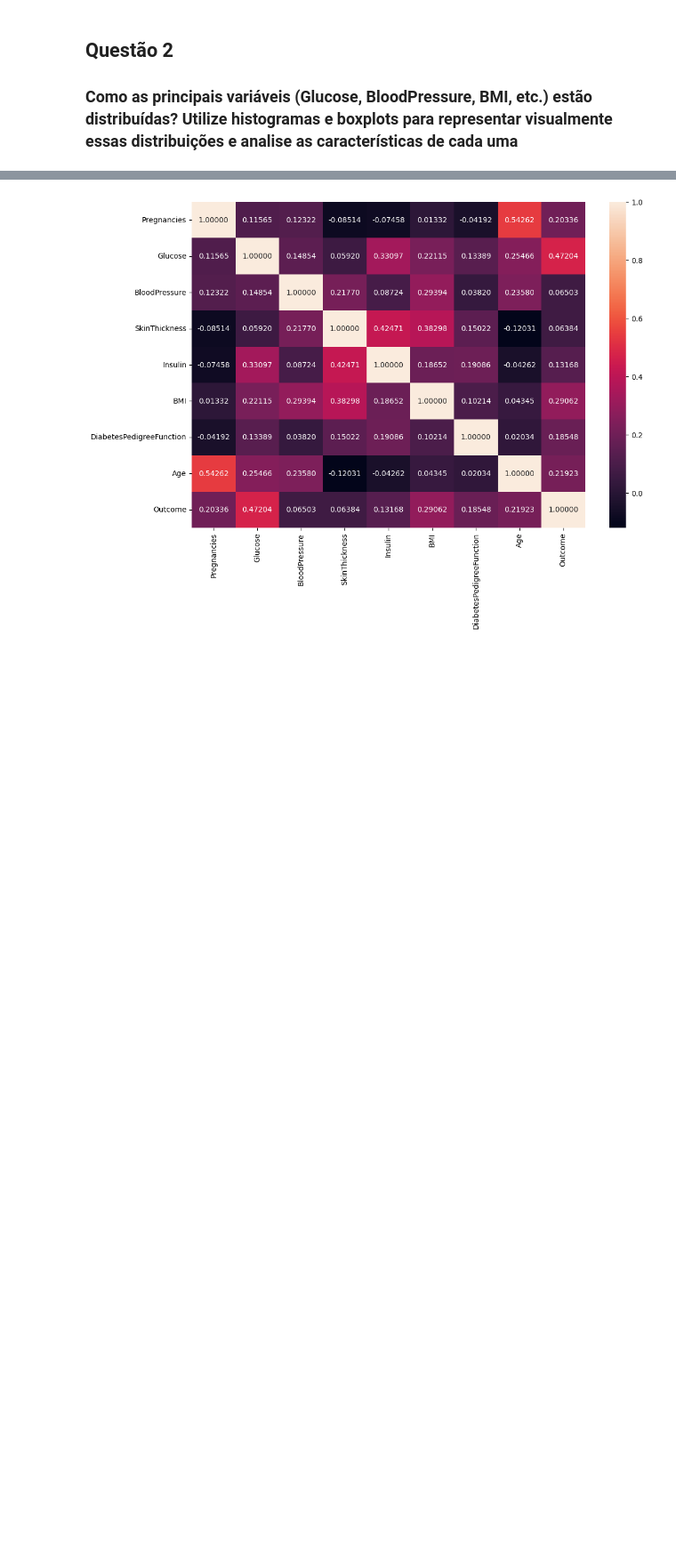
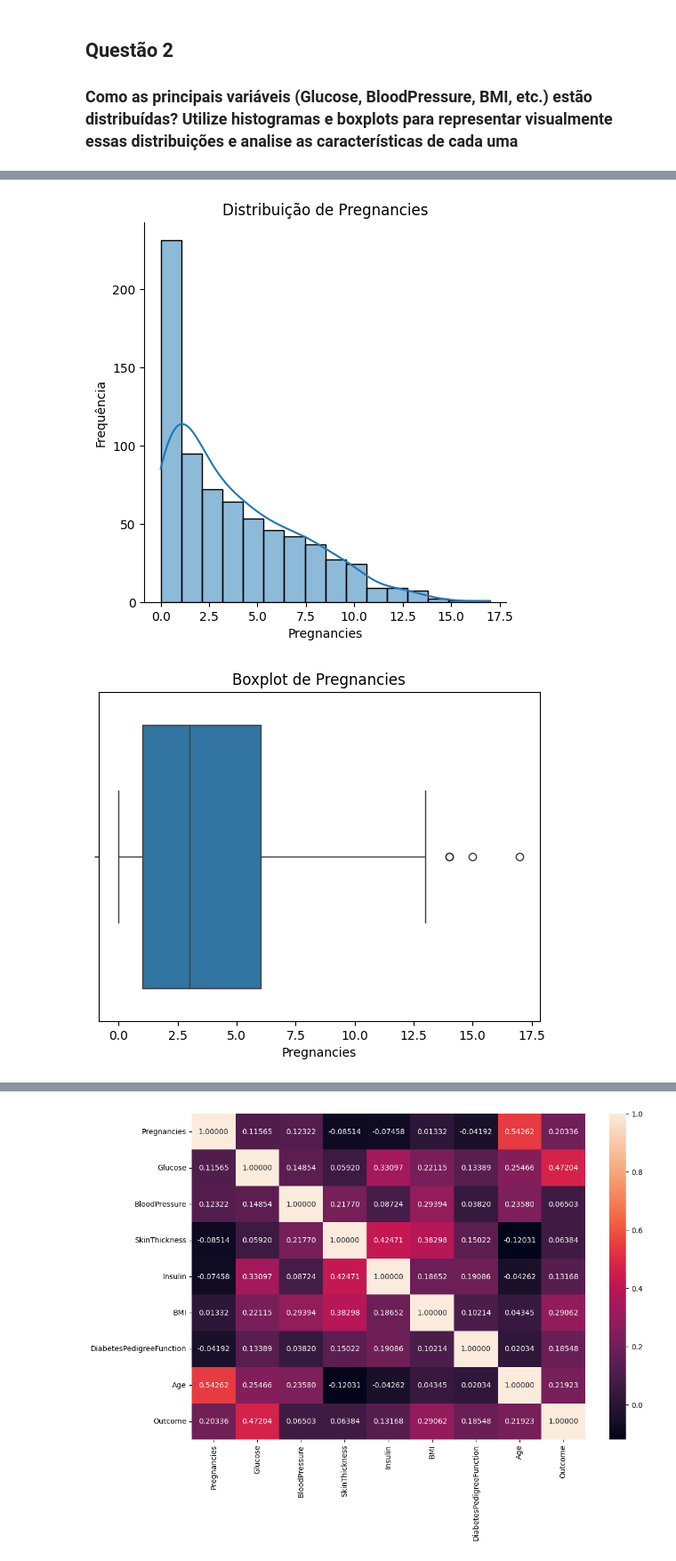
Before and after one commit to lucasdbr05/cis_ieee, a Jupyter notebook: main.ipynb, the cells around one changed output, grey strips where cells are left out. Shown at 89% size. Saved outputs shown, nothing was run; the diff lists cells and outputs as text; code cells hidden in the pictures; blank space fills up the shorter version.

```diff
--- a/main.ipynb
+++ b/main.ipynb
@@ -100,0 +68,17 @@ sns.displot(df_diabetes, x = "Outcome")
+# %%
+def analise_variable(variable):
+    sns.displot(df_diabetes, x = variable, kde= True)
+    plt.title(f'Distribuição de {variable}')
+    plt.xlabel(variable)
+    plt.ylabel('Frequência')
+    plt.show()
+
+    sns.boxplot(x=df_diabetes[variable])
+    plt.title(f'Boxplot de {variable}')
+    plt.xlabel(variable)
+    plt.show()
+# %%
+analise_variable("Pregnancies")
+# %% [output]
+[figure, added]
+[figure, added]
```
Also changed, not shown: parts of 37 cells of this notebook.
